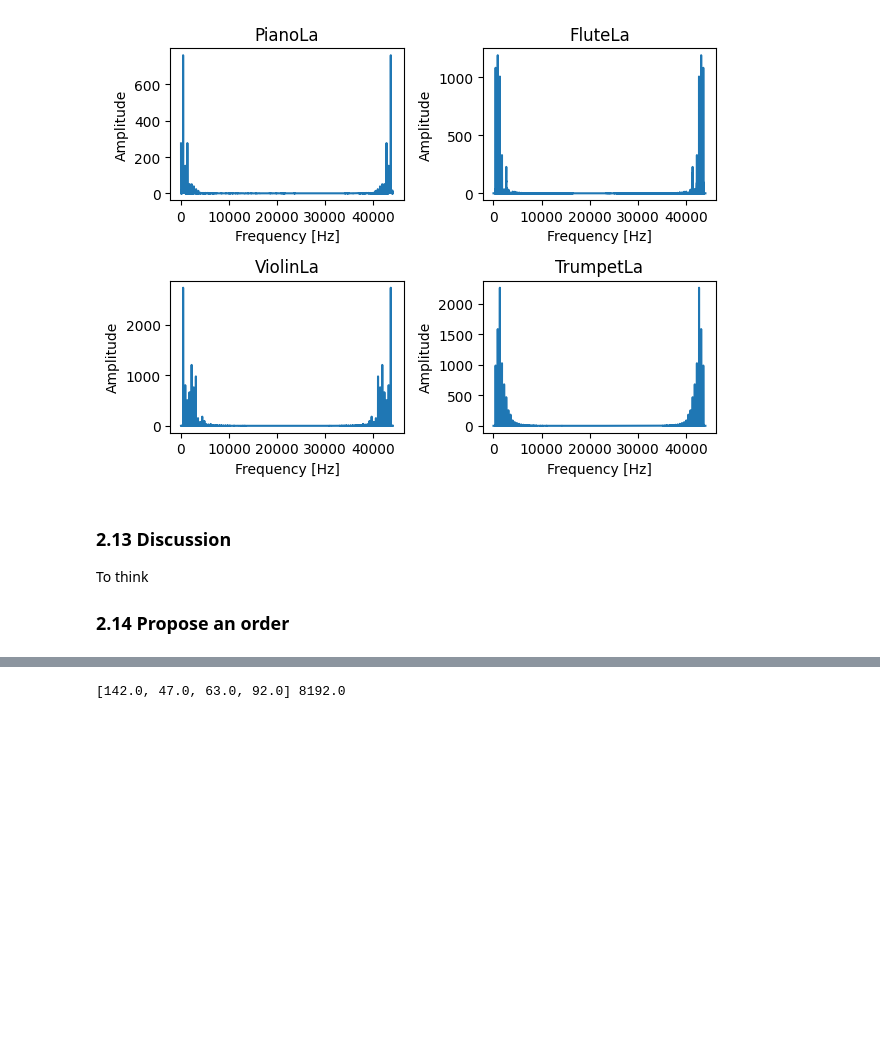
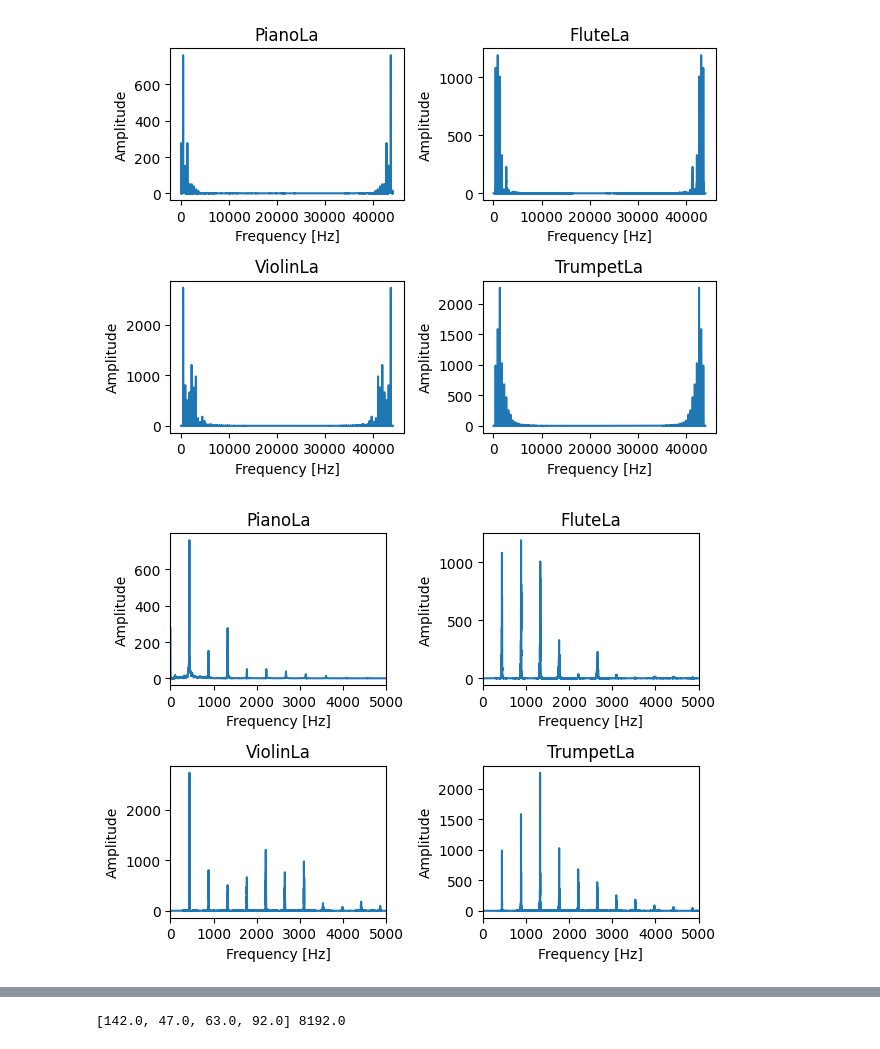
Before and after one commit to Eric-Vidal-hub/Signal-Processing, a Jupyter notebook: 1_spectrogram.ipynb, the cells around one changed output, grey strips where cells are left out. Cells and saved outputs as stored; diff of their text form; code cells hidden in the pictures; blank space fills up the shorter version.

```diff
--- a/1_spectrogram.ipynb
+++ b/1_spectrogram.ipynb
@@ -51,10 +51,10 @@ Sampling frequency of TrumpetLa file: 44100
 # %% [markdown]
 For simplicity as there are two channels, we will work just with one of them.
 # %%
-for i in range(len(ch1_amplitudes)):
-    playing = np.asarray(ch1_amplitudes[i], dtype='float32')
-    sd.play(playing, frequencies[i])
-    status = sd.wait()
+# for i in range(len(ch1_amplitudes)):
+#     playing = np.asarray(ch1_amplitudes[i], dtype='float32')
+#     sd.play(playing, frequencies[i])
+#     status = sd.wait()
 # %% [markdown]
 #### Is the sound closer to what you expect?
 
@@ -115,7 +115,7 @@ for i in range(len(instruments)):
     fourier_freqs.append(fourier_freq)
     # Plot Fourier spectrum
     plt.subplot(2, 2, i + 1)
-    plt.plot(fourier_freq, np.abs(coeffs[i]))
+    plt.plot(fourier_freqs[i], np.abs(coeffs[i]))
     plt.title(instruments[i])
     plt.ylabel('Amplitude')
     plt.xlabel('Frequency [Hz]')
@@ -123,9 +123,17 @@ plt.tight_layout()
 plt.show()
 # %% [output]
 [figure]
-# %% [markdown]
-### 2.13 Discussion
-
-To think
-
-### 2.14 Propose an order
+# %%
+# Zoom
+for i in range(len(instruments)):
+        # Plot Fourier spectrum
+    plt.subplot(2, 2, i + 1)
+    plt.plot(fourier_freqs[i], np.abs(coeffs[i]))
+    plt.title(instruments[i])
+    plt.ylabel('Amplitude')
+    plt.xlabel('Frequency [Hz]')
+    plt.xlim(0, 5000)
+plt.tight_layout()
+plt.show()
+# %% [output]
+[figure, added]
```
Also changed, not shown: parts of 6 cells of this notebook, 1 other file.
